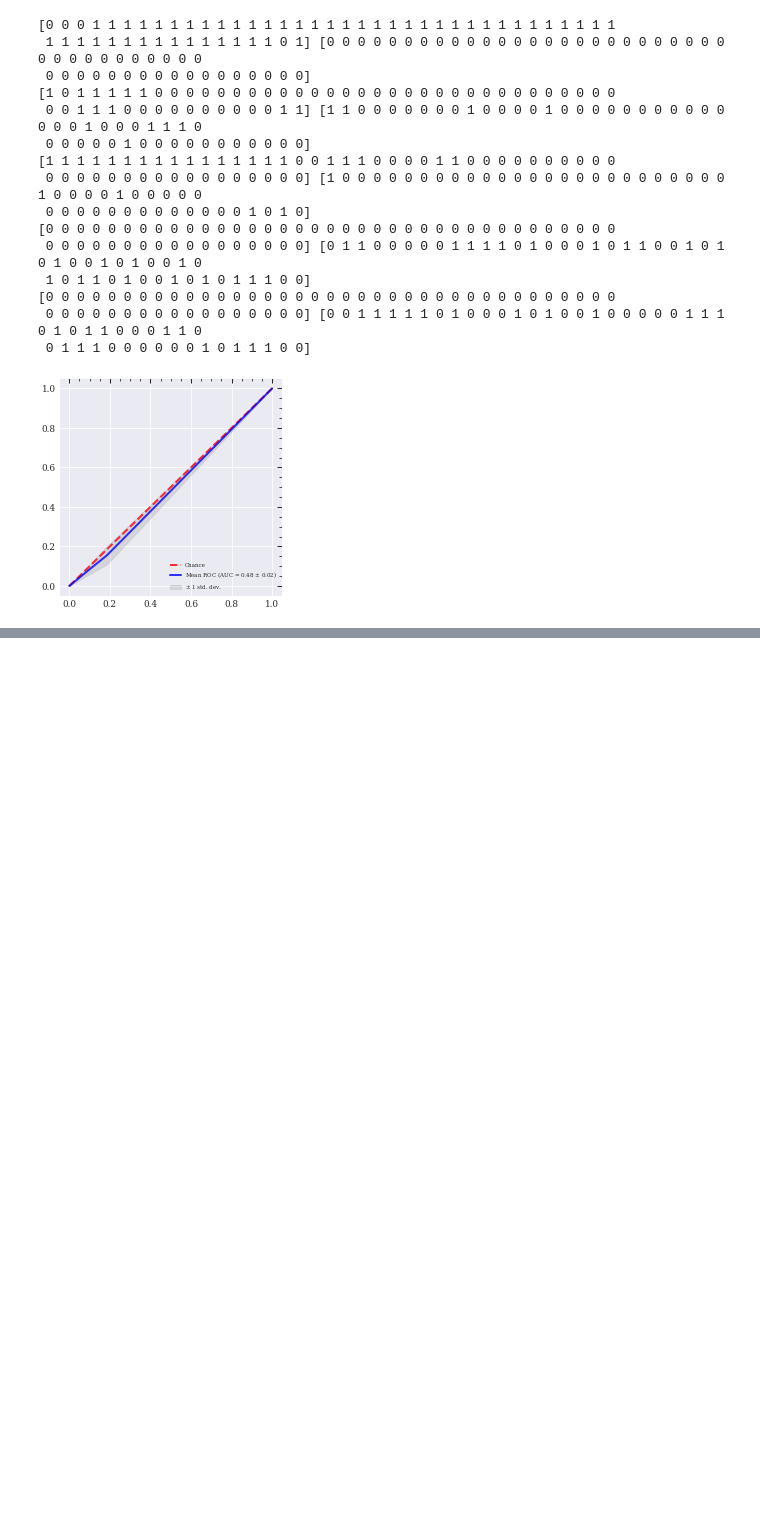
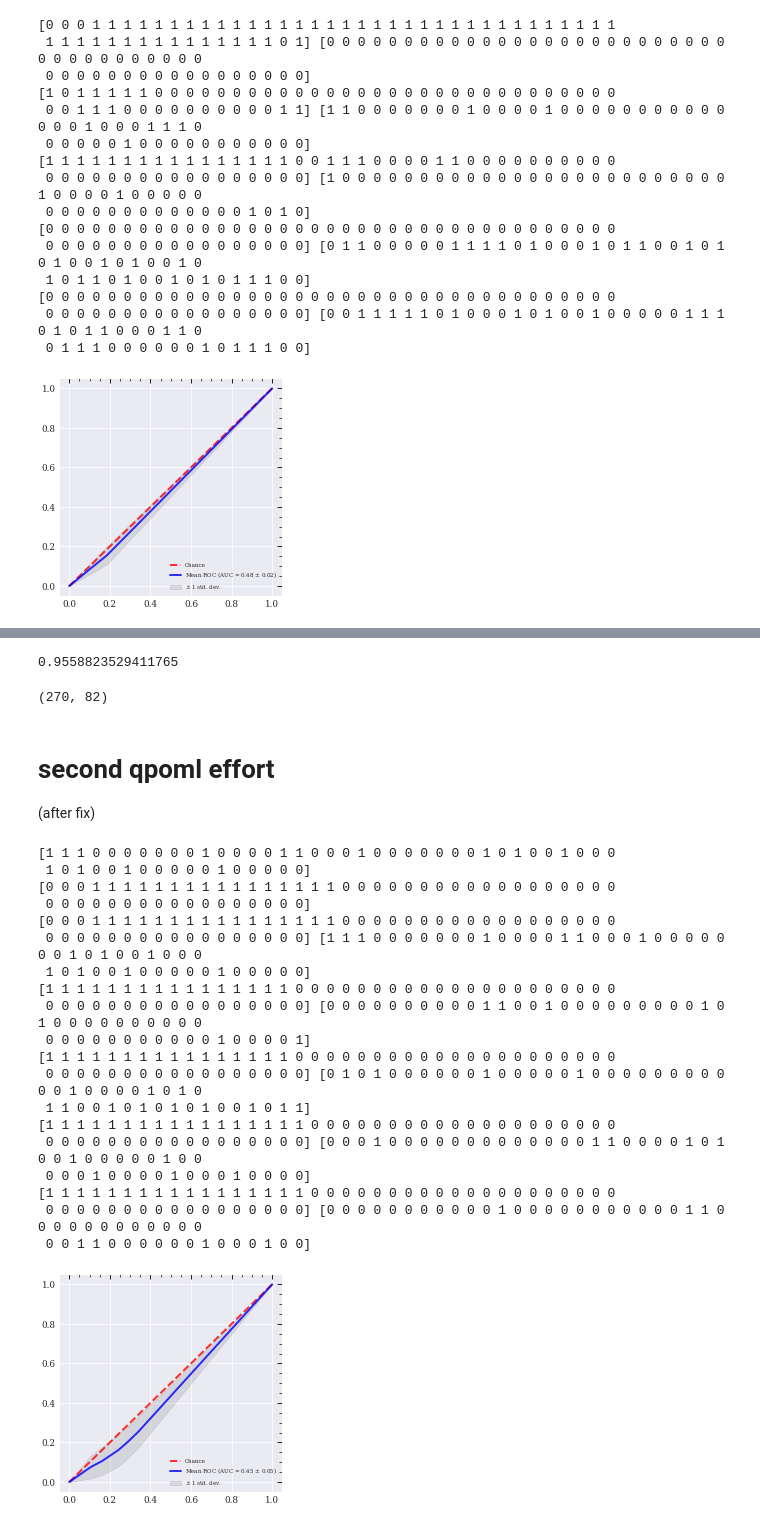
Before and after one commit to thissop/QPOML, a Jupyter notebook: development/testing/MAXI_J1535-571/first_classification_test.ipynb, the cells around one changed output, grey strips where cells are left out. Saved outputs shown, nothing was run; the diff lists cells and outputs as text; code cells hidden in the pictures; blank space fills up the shorter version.

```diff
--- a/development/testing/MAXI_J1535-571/first_classification_test.ipynb
+++ b/development/testing/MAXI_J1535-571/first_classification_test.ipynb
@@ -51,0 +68,74 @@ plt.show()
+# %%
+input_df = pd.read_csv(scalar_context_path)
+qpo_df = pd.read_csv(qpo_path)
+
+merged_df = input_df.merge(qpo_df, on='observation_ID').sample(frac=1)
+
+qpo_states = np.array(merged_df['qpo_state'])
+
+X = merged_df.drop(columns=['observation_ID', 'qpo_state'])
+
+X_train, X_test, y_train, y_test = train_test_split(X, qpo_states, test_size=0.25, stratify=qpo_states)
+
+clf = SVC()
+clf.fit(X_train, y_train)
+clf.score(X_test, y_test)
+# %% [output]
+0.9558823529411765
+# %%
+len(qpo_states), len(np.where(qpo_states==1)[0])
+# %% [output]
+(270, 82)
+# %% [markdown]
+# second qpoml effort
+(after fix)
+# %%
+from qpoml import collection
+from sklearn.ensemble import RandomForestClassifier
+from sklearn.neighbors import KNeighborsClassifier
+import numpy as np
+import pandas as pd
+import matplotlib.pyplot as plt
+
+scalar_context_path = '/mnt/c/Users/Research/Documents/GitHub/MAXI-J1535/final-push/data/pipeline/classification/input.csv'
+qpo_path = '/mnt/c/Users/Research/Documents/GitHub/MAXI-J1535/final-push/data/pipeline/classification/output.csv'
+
+context_preprocess_dict = {'A':'normalize', 'B':'normalize', 'C':'normalize', 'D':'normalize', 'E':'normalize', 'F':'normalize', 'G':'normalize'}
+units = {'frequency':'Hz'}
+# %%
+collec = collection()
+collec.load(qpo_csv=qpo_path, context_csv=scalar_context_path, qpo_preprocess=None, context_preprocess=context_preprocess_dict, approach='classification', units=units)
+collec.evaluate(model=RandomForestClassifier(), evaluation_approach='k-fold', folds=5, stratify=True)
+
+print(collec.predictions[0])
+print(collec.y_test[0])
+
+fig, ax = plt.subplots(figsize=(4,4))
+
+from qpoml.plotting import plot_roc
+fpr, tpr, std_tpr, auc, std_auc = collec.roc_and_auc()
+
+plot_roc(fpr, tpr, auc, std_auc, std_tpr, ax = ax)
+
+plt.show()
+# %% [output]
+[1 1 1 0 0 0 0 0 0 0 1 0 0 0 0 1 1 0 0 0 1 0 0 0 0 0 0 0 1 0 1 0 0 1 0 0 0
+ 1 0 1 0 0 1 0 0 0 0 0 1 0 0 0 0 0]
+[0 0 0 1 1 1 1 1 1 1 1 1 1 1 1 1 1 1 1 0 0 0 0 0 0 0 0 0 0 0 0 0 0 0 0 0 0
+ 0 0 0 0 0 0 0 0 0 0 0 0 0 0 0 0 0]
+[0 0 0 1 1 1 1 1 1 1 1 1 1 1 1 1 1 1 1 0 0 0 0 0 0 0 0 0 0 0 0 0 0 0 0 0 0
+ 0 0 0 0 0 0 0 0 0 0 0 0 0 0 0 0 0] [1 1 1 0 0 0 0 0 0 0 1 0 0 0 0 1 1 0 0 0 1 0 0 0 0 0 0 0 1 0 1 0 0 1 0 0 0
+ 1 0 1 0 0 1 0 0 0 0 0 1 0 0 0 0 0]
+[1 1 1 1 1 1 1 1 1 1 1 1 1 1 1 1 0 0 0 0 0 0 0 0 0 0 0 0 0 0 0 0 0 0 0 0 0
+ 0 0 0 0 0 0 0 0 0 0 0 0 0 0 0 0 0] [0 0 0 0 0 0 0 0 0 0 1 1 0 0 1 0 0 0 0 0 0 0 0 0 1 0 1 0 0 0 0 0 0 0 0 0 0
+ 0 0 0 0 0 0 0 0 0 0 0 1 0 0 0 0 1]
+[1 1 1 1 1 1 1 1 1 1 1 1 1 1 1 1 0 0 0 0 0 0 0 0 0 0 0 0 0 0 0 0 0 0 0 0 0
+ 0 0 0 0 0 0 0 0 0 0 0 0 0 0 0 0 0] [0 1 0 1 0 0 0 0 0 0 1 0 0 0 0 0 1 0 0 0 0 0 0 0 0 0 0 0 1 0 0 0 0 1 0 1 0
+ 1 1 0 0 1 0 1 0 1 0 1 0 0 1 0 1 1]
+[1 1 1 1 1 1 1 1 1 1 1 1 1 1 1 1 1 0 0 0 0 0 0 0 0 0 0 0 0 0 0 0 0 0 0 0 0
+ 0 0 0 0 0 0 0 0 0 0 0 0 0 0 0 0 0] [0 0 0 1 0 0 0 0 0 0 0 0 0 0 0 0 0 1 1 0 0 0 0 1 0 1 0 0 1 0 0 0 0 0 1 0 0
+ 0 0 0 1 0 0 0 0 1 0 0 0 1 0 0 0 0]
+[1 1 1 1 1 1 1 1 1 1 1 1 1 1 1 1 1 0 0 0 0 0 0 0 0 0 0 0 0 0 0 0 0 0 0 0 0
+ 0 0 0 0 0 0 0 0 0 0 0 0 0 0 0 0 0] [0 0 0 0 0 0 0 0 0 0 0 1 0 0 0 0 0 0 0 0 0 0 0 1 1 0 0 0 0 0 0 0 0 0 0 0 0
+ 0 0 1 1 0 0 0 0 0 0 1 0 0 0 1 0 0]
+[figure, added]
```
Also changed, not shown: parts of 4 cells of this notebook, 1 other file.
